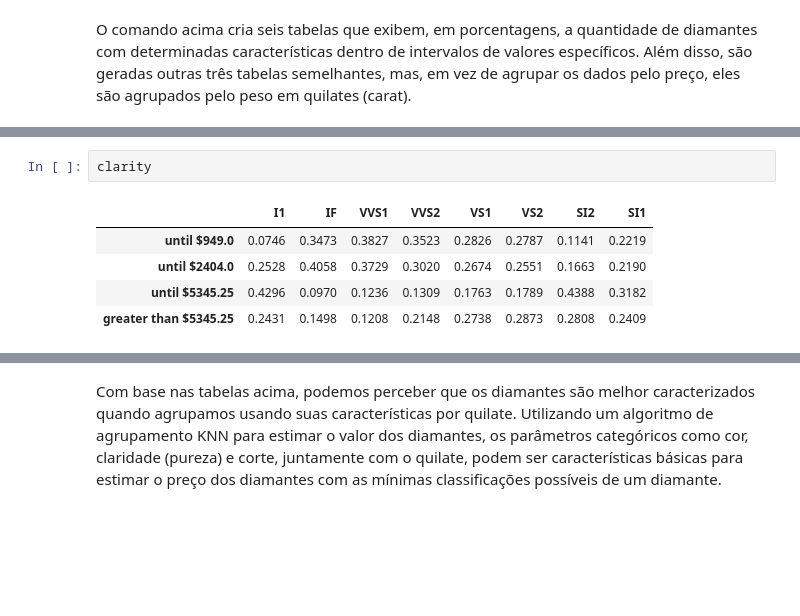
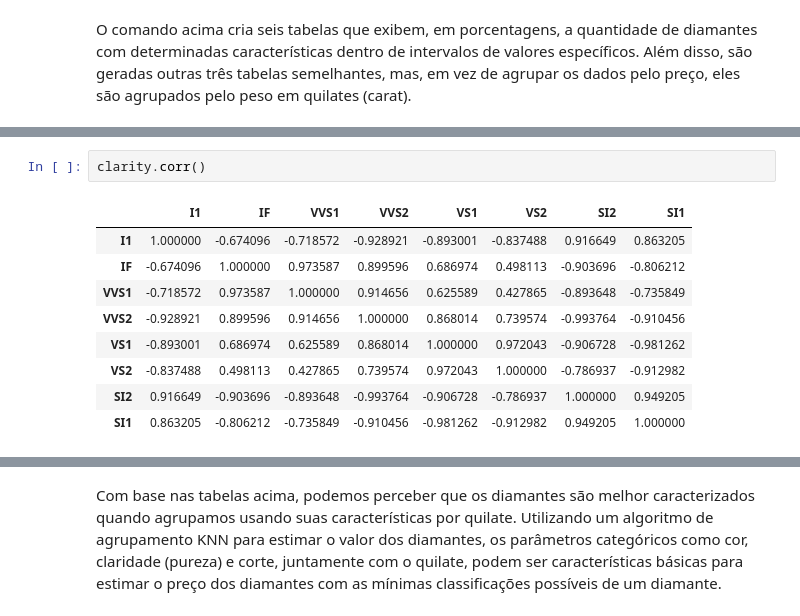
Before and after one commit to ppvyctor/Diamonds-Values, a Jupyter notebook: Trabalho ES.ipynb, the cells around one changed output, grey strips where cells are left out. Drawn from its saved outputs; the diff is of its cells as text; blank space fills up the shorter version.

```diff
--- a/Trabalho ES.ipynb
+++ b/Trabalho ES.ipynb
@@ -488,11 +486,15 @@ color_carat
 # %%
-clarity
+clarity.corr()
 # %% [output]
 |  | I1 | IF | VVS1 | VVS2 | VS1 | VS2 | SI2 | SI1 |
-| until $949.0 | 0.0746 | 0.3473 | 0.3827 | 0.3523 | 0.2826 | 0.2787 | 0.1141 | 0.2219 |
-| until $2404.0 | 0.2528 | 0.4058 | 0.3729 | 0.3020 | 0.2674 | 0.2551 | 0.1663 | 0.2190 |
-| until $5345.25 | 0.4296 | 0.0970 | 0.1236 | 0.1309 | 0.1763 | 0.1789 | 0.4388 | 0.3182 |
-| greater than $5345.25 | 0.2431 | 0.1498 | 0.1208 | 0.2148 | 0.2738 | 0.2873 | 0.2808 | 0.2409 |
+| I1 | 1.000000 | -0.674096 | -0.718572 | -0.928921 | -0.893001 | -0.837488 | 0.916649 | 0.863205 |
+| IF | -0.674096 | 1.000000 | 0.973587 | 0.899596 | 0.686974 | 0.498113 | -0.903696 | -0.806212 |
+| VVS1 | -0.718572 | 0.973587 | 1.000000 | 0.914656 | 0.625589 | 0.427865 | -0.893648 | -0.735849 |
+| VVS2 | -0.928921 | 0.899596 | 0.914656 | 1.000000 | 0.868014 | 0.739574 | -0.993764 | -0.910456 |
+| VS1 | -0.893001 | 0.686974 | 0.625589 | 0.868014 | 1.000000 | 0.972043 | -0.906728 | -0.981262 |
+| VS2 | -0.837488 | 0.498113 | 0.427865 | 0.739574 | 0.972043 | 1.000000 | -0.786937 | -0.912982 |
+| SI2 | 0.916649 | -0.903696 | -0.893648 | -0.993764 | -0.906728 | -0.786937 | 1.000000 | 0.949205 |
+| SI1 | 0.863205 | -0.806212 | -0.735849 | -0.910456 | -0.981262 | -0.912982 | 0.949205 | 1.000000 |
 # %%
 clarity_carat
 # %% [output]
```
Also changed, not shown: parts of 10 cells of this notebook, 1 other file.
